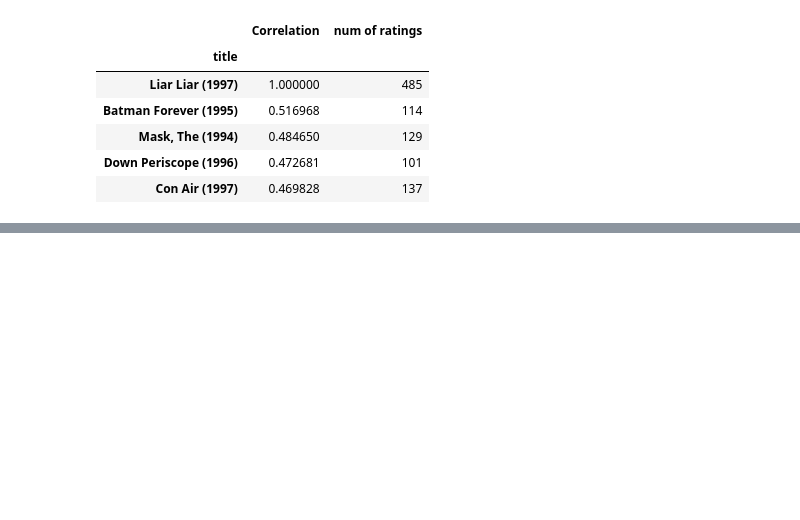
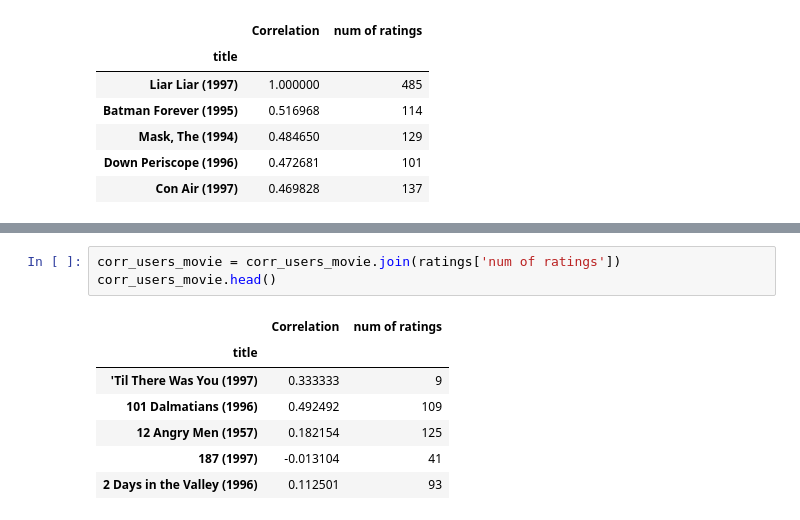
Before and after one commit to Mrityunjayyshukla/Movie-Recommender-in-python, a Jupyter notebook: Recommender Systems with Python.ipynb, the cells around one changed output, grey strips where cells are left out. Drawn from its saved outputs; the diff is of its cells as text; blank space fills up the shorter version.

```diff
--- a/Recommender Systems with Python.ipynb
+++ b/Recommender Systems with Python.ipynb
@@ -268,0 +322,11 @@ corr_liarliar[corr_liarliar['num of ratings']>100].sort_values('Correlation',asc
+# %%
+corr_users_movie = corr_users_movie.join(ratings['num of ratings'])
+corr_users_movie.head()
+# %% [output]
+|  | Correlation | num of ratings |
+| title |  |  |
+| 'Til There Was You (1997) | 0.333333 | 9 |
+| 101 Dalmatians (1996) | 0.492492 | 109 |
+| 12 Angry Men (1957) | 0.182154 | 125 |
+| 187 (1997) | -0.013104 | 41 |
+| 2 Days in the Valley (1996) | 0.112501 | 93 |
```
Also changed, not shown: parts of 12 cells of this notebook.
